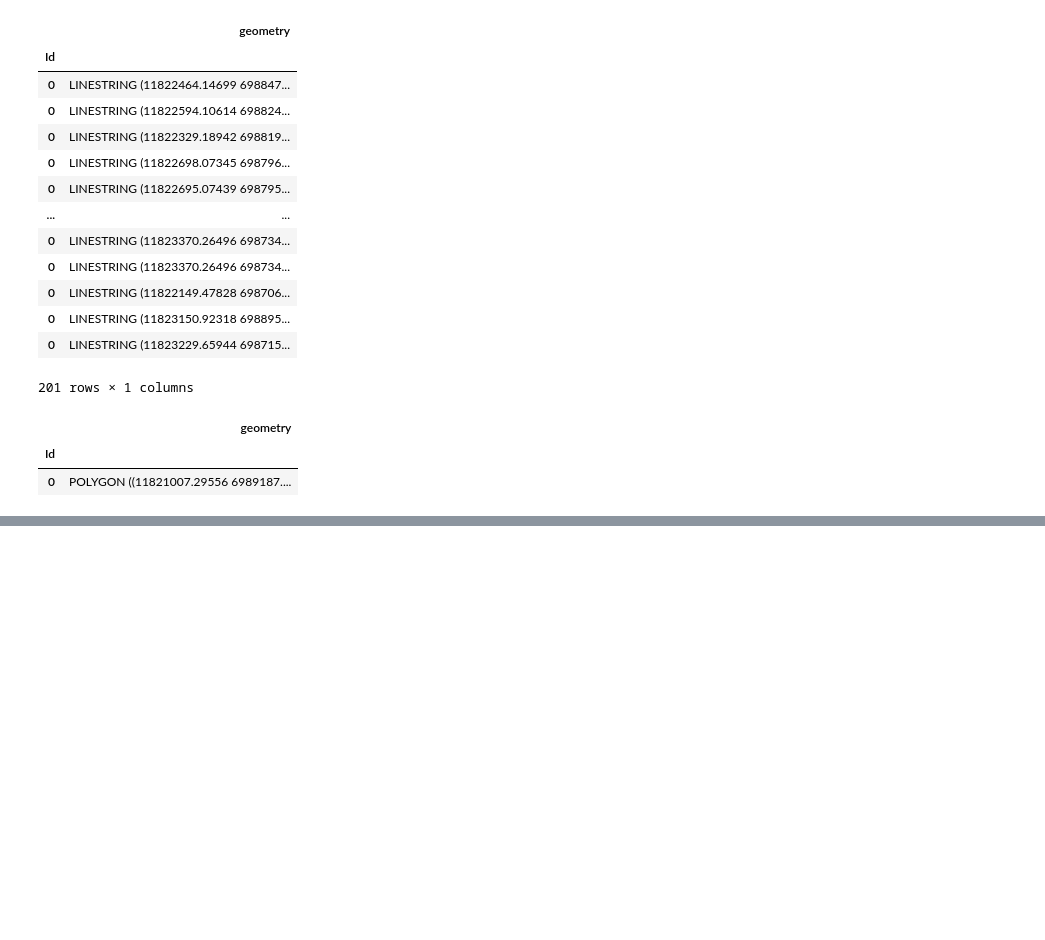
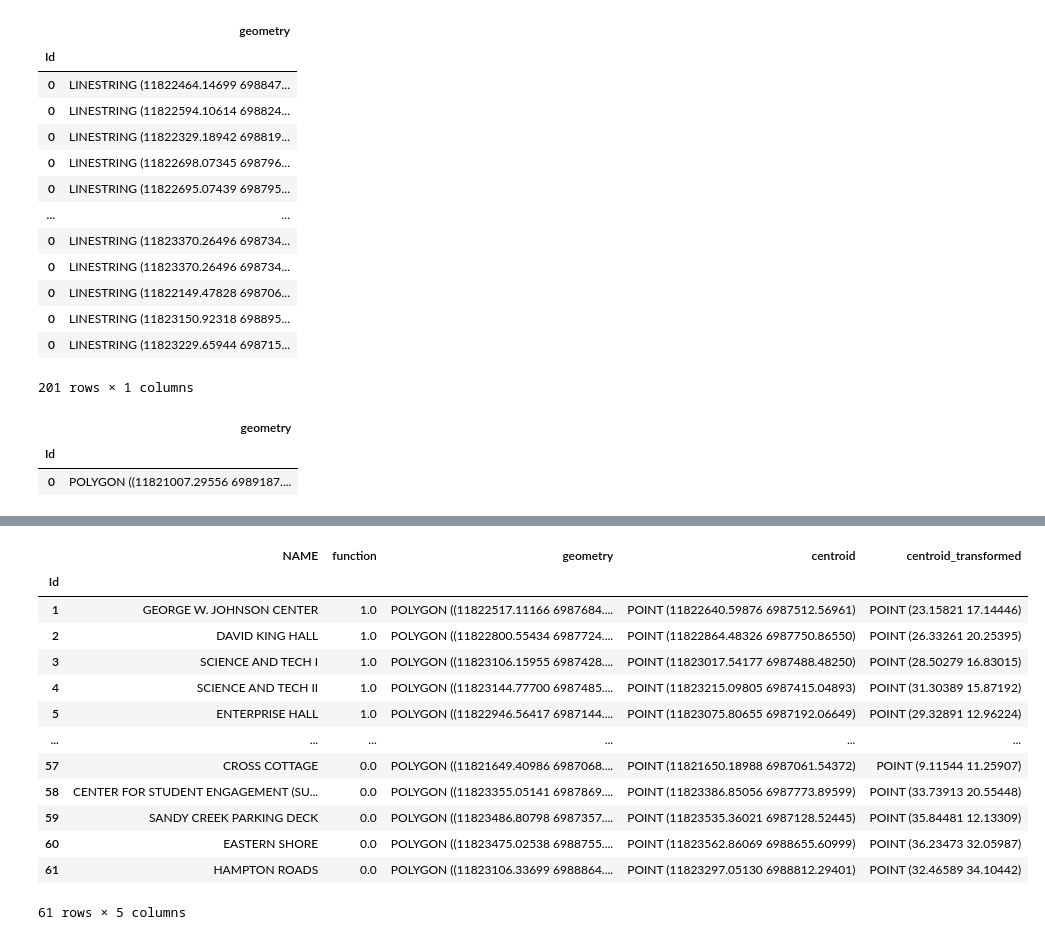
Before and after one commit to wang-boyu/agents-and-networks-in-python, a Jupyter notebook: notebooks/GMU Social Model in Python.ipynb, the cells around one changed output, grey strips where cells are left out. Drawn from its saved outputs; the diff is of its cells as text; code cells hidden in the pictures; blank space fills up the shorter version.

```diff
--- a/notebooks/GMU Social Model in Python.ipynb
+++ b/notebooks/GMU Social Model in Python.ipynb
@@ -87,0 +136,3 @@ netlogo_min_pycor, netlogo_max_pycor = 0, 39
+# %%
+affine_transform = get_affine_transform(from_coord=world_envelope_coords, to_coord=netlogo_world_coords)
+affine_transform
@@ -87,0 +148,18 @@ netlogo_min_pycor, netlogo_max_pycor = 0, 39
+# %%
+gmu_buildings["centroid_transformed"] = gmu_buildings["centroid"].affine_transform(affine_transform)
+gmu_buildings
+# %% [output]
+|  | NAME | function | geometry | centroid | centroid_transformed |
+| Id |  |  |  |  |  |
+| 1 | GEORGE W. JOHNSON CENTER | 1.0 | POLYGON ((11822517.11166 6987684.... | POINT (11822640.59876 6987512.56961) | POINT (23.15821 17.14446) |
+| 2 | DAVID KING HALL | 1.0 | POLYGON ((11822800.55434 6987724.... | POINT (11822864.48326 6987750.86550) | POINT (26.33261 20.25395) |
+| 3 | SCIENCE AND TECH I | 1.0 | POLYGON ((11823106.15955 6987428.... | POINT (11823017.54177 6987488.48250) | POINT (28.50279 16.83015) |
+| 4 | SCIENCE AND TECH II | 1.0 | POLYGON ((11823144.77700 6987485.... | POINT (11823215.09805 6987415.04893) | POINT (31.30389 15.87192) |
+| 5 | ENTERPRISE HALL | 1.0 | POLYGON ((11822946.56417 6987144.... | POINT (11823075.80655 6987192.06649) | POINT (29.32891 12.96224) |
+| ... | ... | ... | ... | ... | ... |
+| 57 | CROSS COTTAGE | 0.0 | POLYGON ((11821649.40986 6987068.... | POINT (11821650.18988 6987061.54372) | POINT (9.11544 11.25907) |
+| 58 | CENTER FOR STUDENT ENGAGEMENT (SU... | 0.0 | POLYGON ((11823355.05141 6987869.... | POINT (11823386.85056 6987773.89599) | POINT (33.73913 20.55448) |
+| 59 | SANDY CREEK PARKING DECK | 0.0 | POLYGON ((11823486.80798 6987357.... | POINT (11823535.36021 6987128.52445) | POINT (35.84481 12.13309) |
+| 60 | EASTERN SHORE | 0.0 | POLYGON ((11823475.02538 6988755.... | POINT (11823562.86069 6988655.60999) | POINT (36.23473 32.05987) |
+| 61 | HAMPTON ROADS | 0.0 | POLYGON ((11823106.33699 6988864.... | POINT (11823297.05130 6988812.29401) | POINT (32.46589 34.10442) |
+61 rows × 5 columns
```
Also changed, not shown: parts of 12 cells of this notebook.
